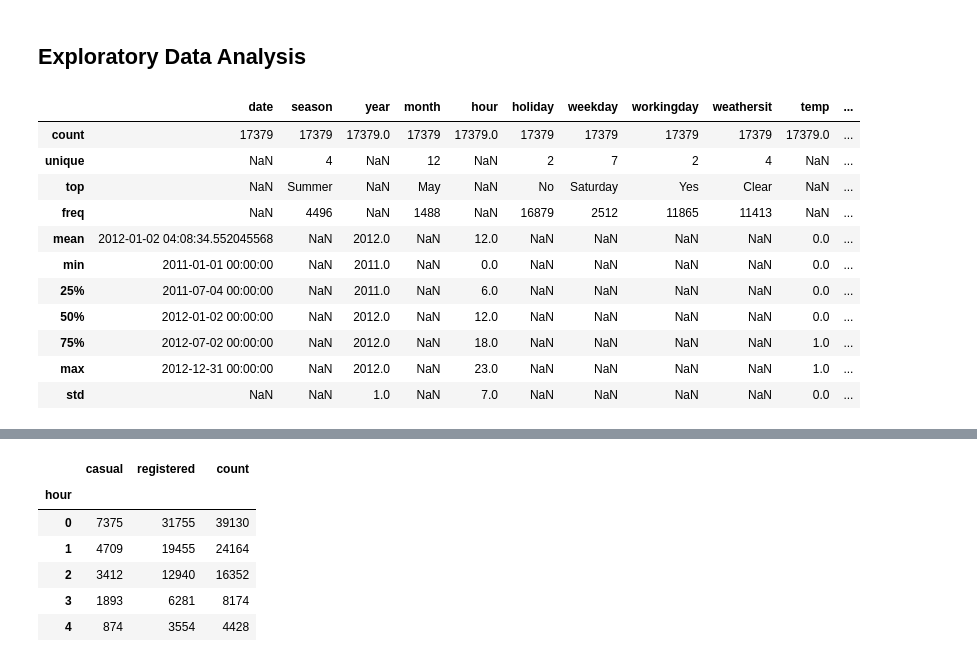
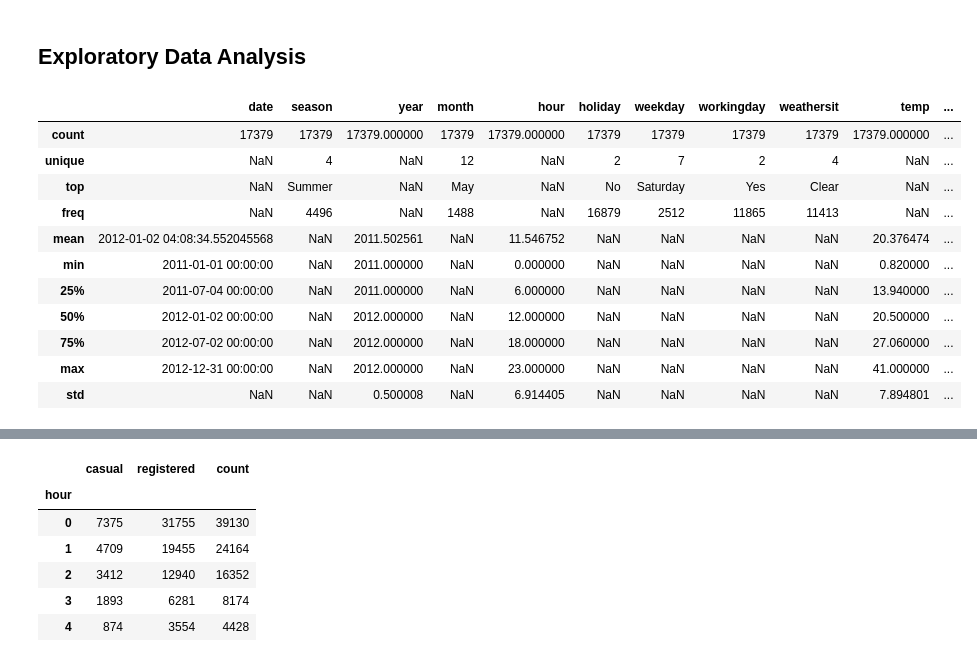
Before and after one commit to RizkiLaksanaPutra/Bike-Sharing-EDA, a Jupyter notebook: notebook.ipynb, the cells around one changed output, grey strips where cells are left out. Cells and saved outputs as stored; diff of their text form; code cells hidden in the pictures.

```diff
--- a/notebook.ipynb
+++ b/notebook.ipynb
@@ -305,17 +320,17 @@ df_hour.head()
 # %% [markdown]
 ## Exploratory Data Analysis
 # %%
-df_hour.describe(include = 'all').round()
+df_hour.describe(include = 'all')
 # %% [output]
 |  | date | season | year | month | hour | holiday | weekday | workingday | weathersit | temp | ... |
-| count | 17379 | 17379 | 17379.0 | 17379 | 17379.0 | 17379 | 17379 | 17379 | 17379 | 17379.0 | ... |
+| count | 17379 | 17379 | 17379.000000 | 17379 | 17379.000000 | 17379 | 17379 | 17379 | 17379 | 17379.000000 | ... |
 | unique | NaN | 4 | NaN | 12 | NaN | 2 | 7 | 2 | 4 | NaN | ... |
 | top | NaN | Summer | NaN | May | NaN | No | Saturday | Yes | Clear | NaN | ... |
 | freq | NaN | 4496 | NaN | 1488 | NaN | 16879 | 2512 | 11865 | 11413 | NaN | ... |
-| mean | 2012-01-02 04:08:34.552045568 | NaN | 2012.0 | NaN | 12.0 | NaN | NaN | NaN | NaN | 0.0 | ... |
-| min | 2011-01-01 00:00:00 | NaN | 2011.0 | NaN | 0.0 | NaN | NaN | NaN | NaN | 0.0 | ... |
-| 25% | 2011-07-04 00:00:00 | NaN | 2011.0 | NaN | 6.0 | NaN | NaN | NaN | NaN | 0.0 | ... |
-| 50% | 2012-01-02 00:00:00 | NaN | 2012.0 | NaN | 12.0 | NaN | NaN | NaN | NaN | 0.0 | ... |
-| 75% | 2012-07-02 00:00:00 | NaN | 2012.0 | NaN | 18.0 | NaN | NaN | NaN | NaN | 1.0 | ... |
-| max | 2012-12-31 00:00:00 | NaN | 2012.0 | NaN | 23.0 | NaN | NaN | NaN | NaN | 1.0 | ... |
-| std | NaN | NaN | 1.0 | NaN | 7.0 | NaN | NaN | NaN | NaN | 0.0 | ... |
+| mean | 2012-01-02 04:08:34.552045568 | NaN | 2011.502561 | NaN | 11.546752 | NaN | NaN | NaN | NaN | 20.376474 | ... |
+| min | 2011-01-01 00:00:00 | NaN | 2011.000000 | NaN | 0.000000 | NaN | NaN | NaN | NaN | 0.820000 | ... |
+| 25% | 2011-07-04 00:00:00 | NaN | 2011.000000 | NaN | 6.000000 | NaN | NaN | NaN | NaN | 13.940000 | ... |
+| 50% | 2012-01-02 00:00:00 | NaN | 2012.000000 | NaN | 12.000000 | NaN | NaN | NaN | NaN | 20.500000 | ... |
+| 75% | 2012-07-02 00:00:00 | NaN | 2012.000000 | NaN | 18.000000 | NaN | NaN | NaN | NaN | 27.060000 | ... |
+| max | 2012-12-31 00:00:00 | NaN | 2012.000000 | NaN | 23.000000 | NaN | NaN | NaN | NaN | 41.000000 | ... |
+| std | NaN | NaN | 0.500008 | NaN | 6.914405 | NaN | NaN | NaN | NaN | 7.894801 | ... |
```
Also changed, not shown: parts of 17 cells of this notebook.
